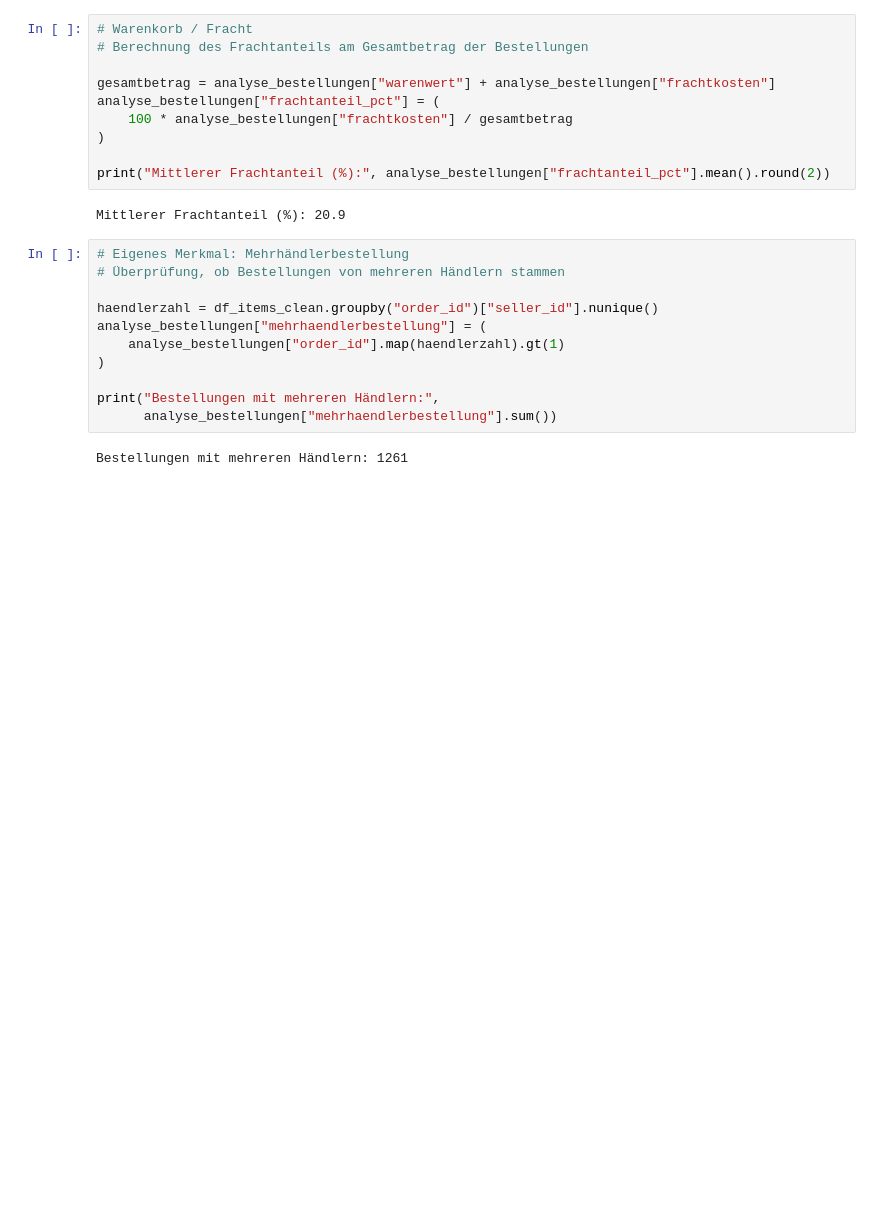
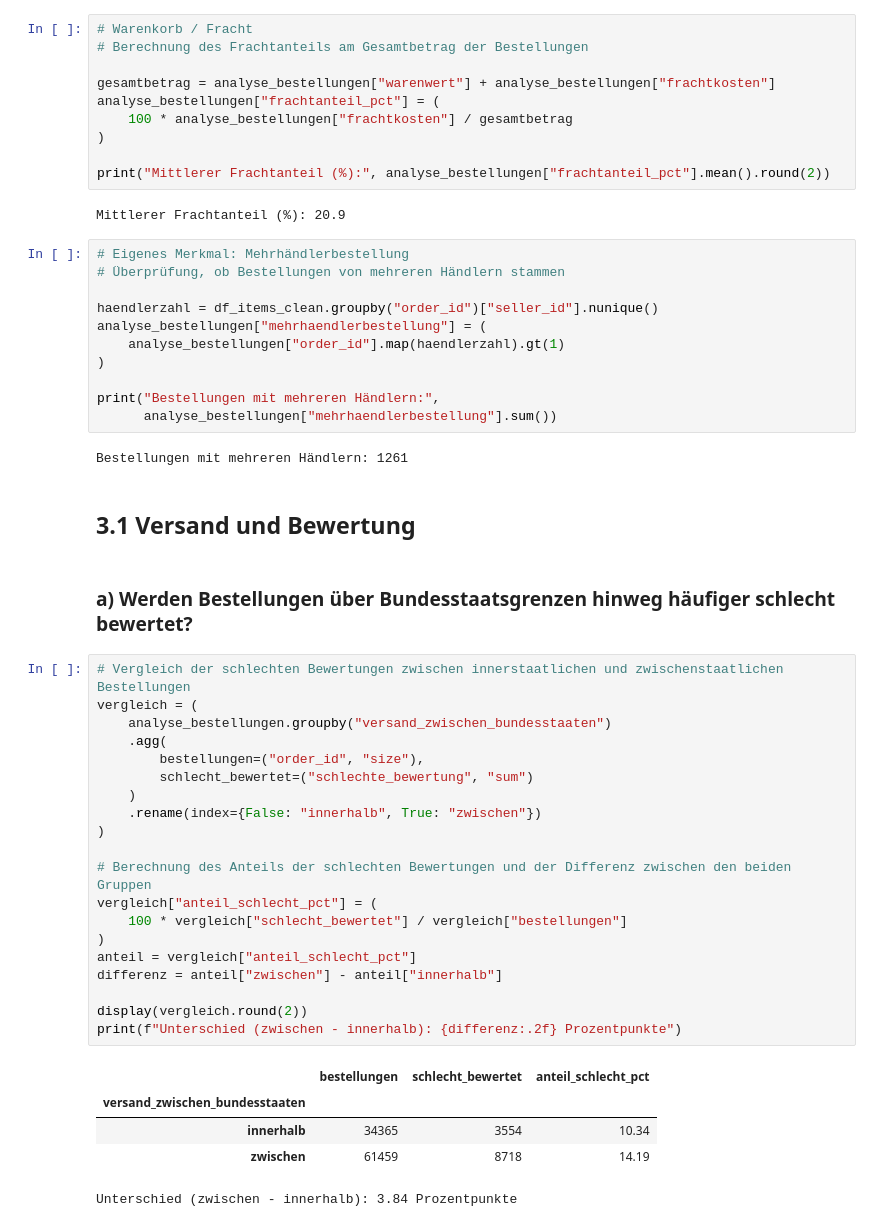
Before and after one commit to hagen-o/DABI1-Projekt, a Jupyter notebook: Main.ipynb, the cells around one changed output. Cells and saved outputs as stored; diff of their text form; blank space fills up the shorter version.

```diff
--- a/Main.ipynb
+++ b/Main.ipynb
@@ -530,3 +519,33 @@ print("Bestellungen mit mehreren Händlern:",
       analyse_bestellungen["mehrhaendlerbestellung"].sum())
 # %% [output]
 Bestellungen mit mehreren Händlern: 1261
+# %% [markdown]
+## 3.1 Versand und Bewertung
+# %% [markdown]
+### a) Werden Bestellungen über Bundesstaatsgrenzen hinweg häufiger schlecht bewertet?
+# %%
+# Vergleich der schlechten Bewertungen zwischen innerstaatlichen und zwischenstaatlichen Bestellungen
+vergleich = (
+    analyse_bestellungen.groupby("versand_zwischen_bundesstaaten")
+    .agg(
+        bestellungen=("order_id", "size"),
+        schlecht_bewertet=("schlechte_bewertung", "sum")
+    )
+    .rename(index={False: "innerhalb", True: "zwischen"})
+)
+
+# Berechnung des Anteils der schlechten Bewertungen und der Differenz zwischen den beiden Gruppen
+vergleich["anteil_schlecht_pct"] = (
+    100 * vergleich["schlecht_bewertet"] / vergleich["bestellungen"]
+)
+anteil = vergleich["anteil_schlecht_pct"]
+differenz = anteil["zwischen"] - anteil["innerhalb"]
+
+display(vergleich.round(2))
+print(f"Unterschied (zwischen - innerhalb): {differenz:.2f} Prozentpunkte")
+# %% [output]
+|  | bestellungen | schlecht_bewertet | anteil_schlecht_pct |
+| versand_zwischen_bundesstaaten |  |  |  |
+| innerhalb | 34365 | 3554 | 10.34 |
+| zwischen | 61459 | 8718 | 14.19 |
+Unterschied (zwischen - innerhalb): 3.84 Prozentpunkte
```
Also changed, not shown: parts of 8 cells of this notebook.
